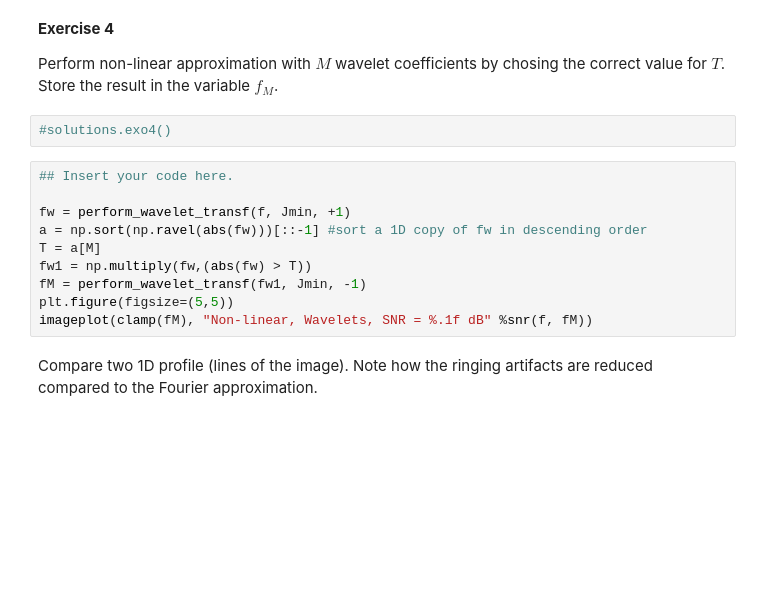
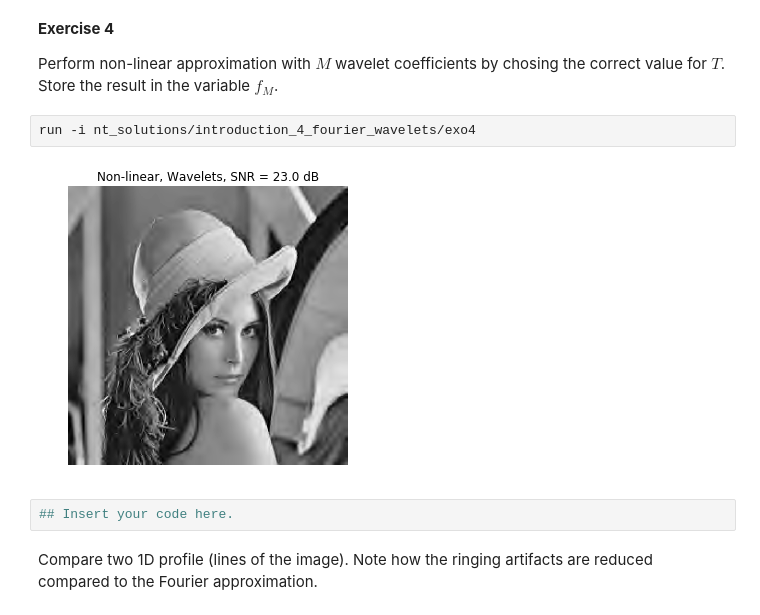
Before and after one commit to gpeyre/numerical-tours, a Jupyter notebook: python/introduction_4_fourier_wavelets.ipynb, the cells around one changed output. Cells and saved outputs as stored; diff of their text form; blank space fills up the shorter version.

```diff
--- a/python/introduction_4_fourier_wavelets.ipynb
+++ b/python/introduction_4_fourier_wavelets.ipynb
@@ -401,18 +407,12 @@ __Exercise 4__
 Perform non-linear approximation with $M$ wavelet coefficients by
 chosing the correct value for $T$. Store the result in the variable
 $f_M$.
-# %%
-#solutions.exo4()
-# %%
-## Insert your code here.
-
-fw = perform_wavelet_transf(f, Jmin, +1)
-a = np.sort(np.ravel(abs(fw)))[::-1] #sort a 1D copy of fw in descending order
-T = a[M]
-fw1 = np.multiply(fw,(abs(fw) > T))
-fM = perform_wavelet_transf(fw1, Jmin, -1)
-plt.figure(figsize=(5,5))
-imageplot(clamp(fM), "Non-linear, Wavelets, SNR = %.1f dB" %snr(f, fM))
+# %%
+run -i nt_solutions/introduction_4_fourier_wavelets/exo4
+# %% [output]
+[figure, added]
+# %%
+## Insert your code here.
 # %% [markdown]
 Compare two 1D profile (lines of the image).
 Note how the ringing artifacts are reduced compared to the Fourier
```
Also changed, not shown: parts of 28 cells of this notebook, 18 other files.
